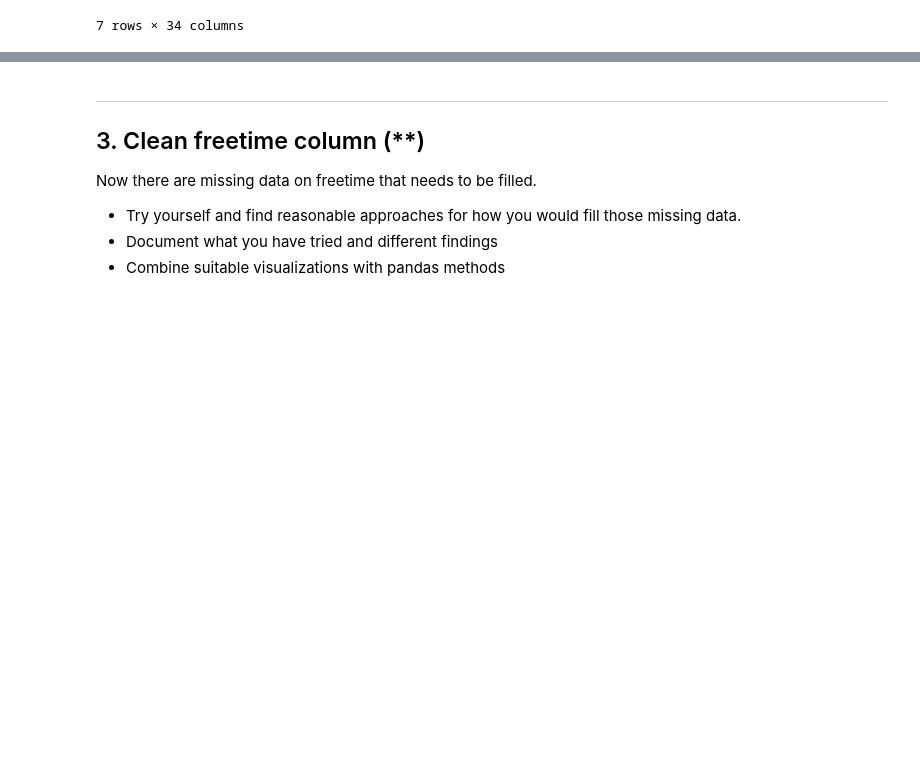
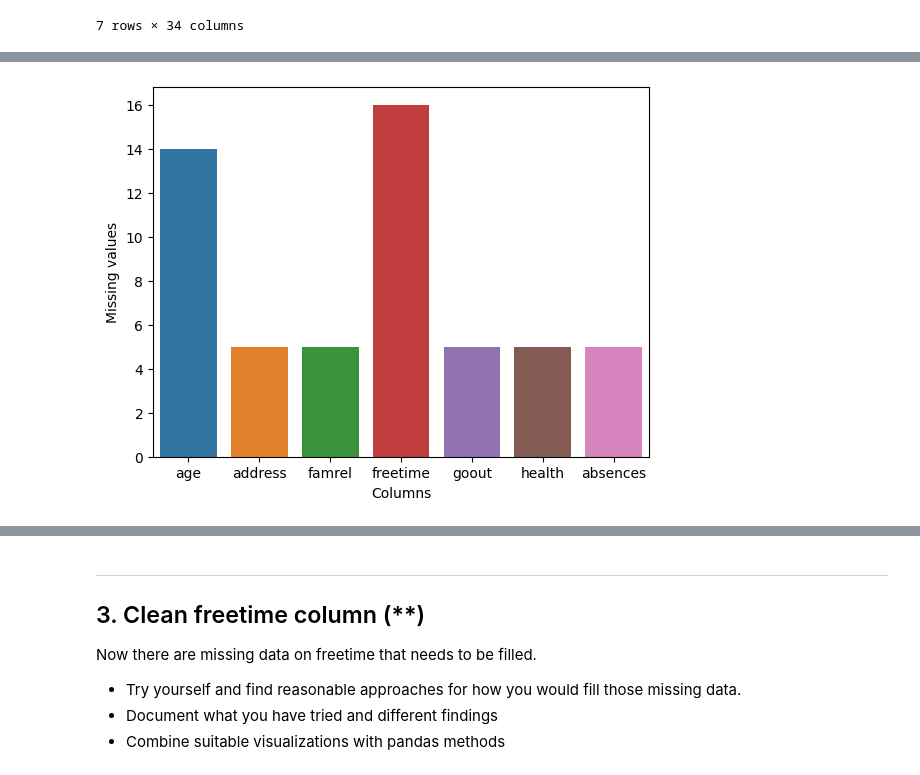
Before and after one commit to lisamariahertz-cpu/Databehandling-AI25, a Jupyter notebook: exercises/E2_missing_aggregation.ipynb, the cells around one changed output, grey strips where cells are left out. Saved outputs shown, nothing was run; the diff lists cells and outputs as text; code cells hidden in the pictures; blank space fills up the shorter version.

```diff
--- a/exercises/E2_missing_aggregation.ipynb
+++ b/exercises/E2_missing_aggregation.ipynb
@@ -145,0 +155,13 @@ Index(['Unnamed: 0', 'school', 'sex', 'age', 'address', 'famsize', 'Pstatus',
+# %%
+## C) create a function that takes in a DataFrame as input parameter and plots a histplot with the columns that have missing values
+# fattar inte frågan historgram borde väl ändå vara numeriska värden på både x och y axeln.
+def barplot_of_missing(df : pd.DataFrame) -> None:
+    all_missing_df = df.loc[:, df.isnull().any()]
+    missing_serie = all_missing_df.isnull().sum()
+    missing_df = pd.DataFrame({'Columns': missing_serie.index, 'Missing values': missing_serie.values})
+    sns.barplot(missing_df, x = 'Columns', y = 'Missing values', hue = 'Columns')
+    plt.show()
+# %%
+barplot_of_missing(finding_missing_df)
+# %% [output]
+[figure, added]
```
Also changed, not shown: parts of 11 cells of this notebook.
